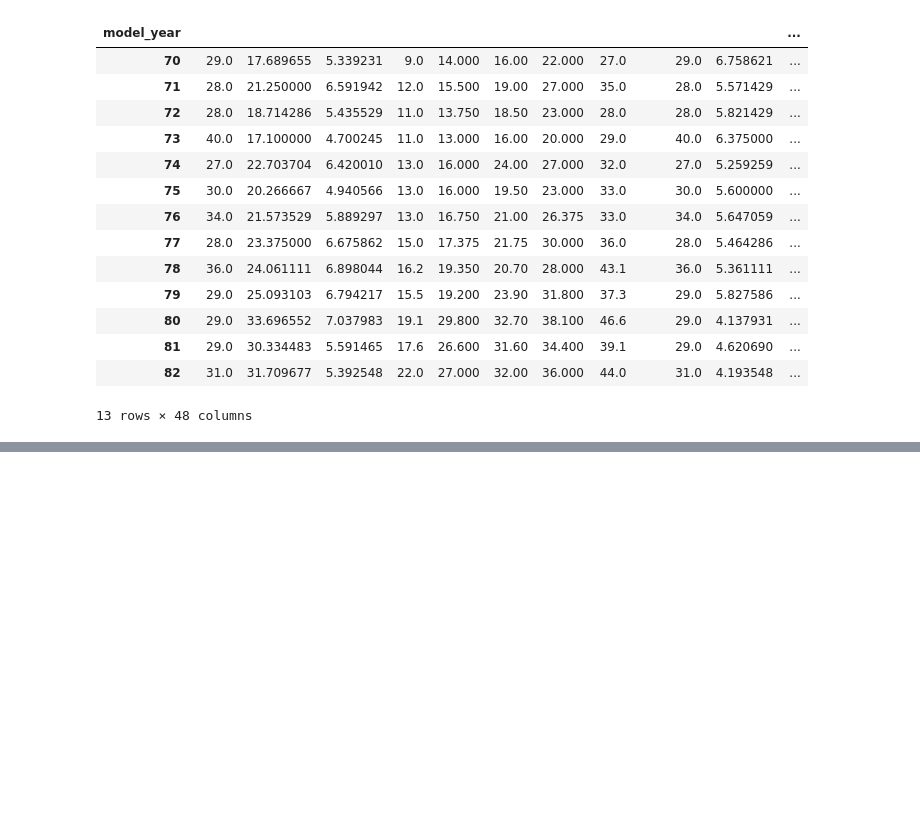
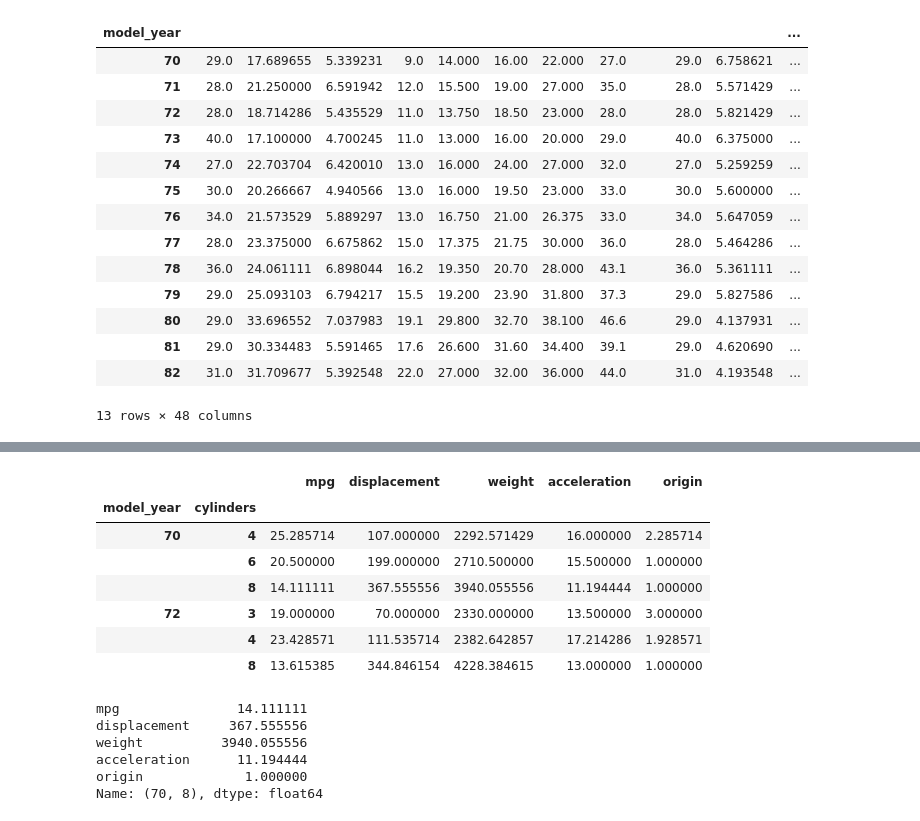
Before and after one commit to YEN-ZT/python_analysis, a Jupyter notebook: ai2_20251025/ch3/ch3.ipynb, the cells around one changed output, grey strips where cells are left out. Drawn from its saved outputs; the diff is of its cells as text; code cells hidden in the pictures; blank space fills up the shorter version.

```diff
--- a/ai2_20251025/ch3/ch3.ipynb
+++ b/ai2_20251025/ch3/ch3.ipynb
@@ -627,0 +729,20 @@ df.groupby("model_year").describe().T
+# %%
+year_crl.loc[[70,72]]
+# %% [output]
+|  |  | mpg | displacement | weight | acceleration | origin |
+| model_year | cylinders |  |  |  |  |  |
+| 70 | 4 | 25.285714 | 107.000000 | 2292.571429 | 16.000000 | 2.285714 |
+|  | 6 | 20.500000 | 199.000000 | 2710.500000 | 15.500000 | 1.000000 |
+|  | 8 | 14.111111 | 367.555556 | 3940.055556 | 11.194444 | 1.000000 |
+| 72 | 3 | 19.000000 | 70.000000 | 2330.000000 | 13.500000 | 3.000000 |
+|  | 4 | 23.428571 | 111.535714 | 2382.642857 | 17.214286 | 1.928571 |
+|  | 8 | 13.615385 | 344.846154 | 4228.384615 | 13.000000 | 1.000000 |
+# %%
+year_crl.loc[(70,8)]
+# %% [output]
+mpg               14.111111
+displacement     367.555556
+weight          3940.055556
+acceleration      11.194444
+origin             1.000000
+Name: (70, 8), dtype: float64
```
Also changed, not shown: parts of 9 cells of this notebook.
